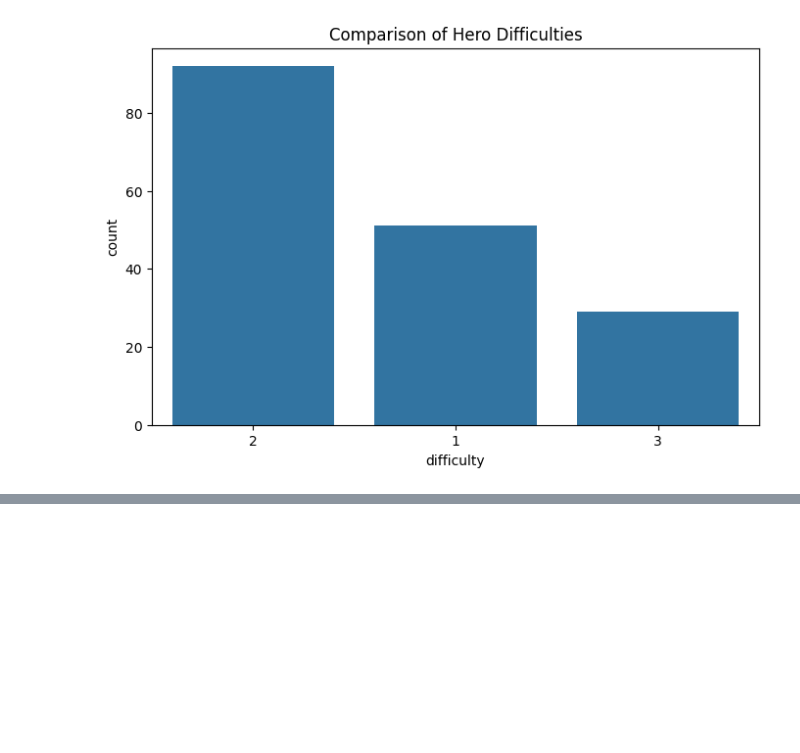
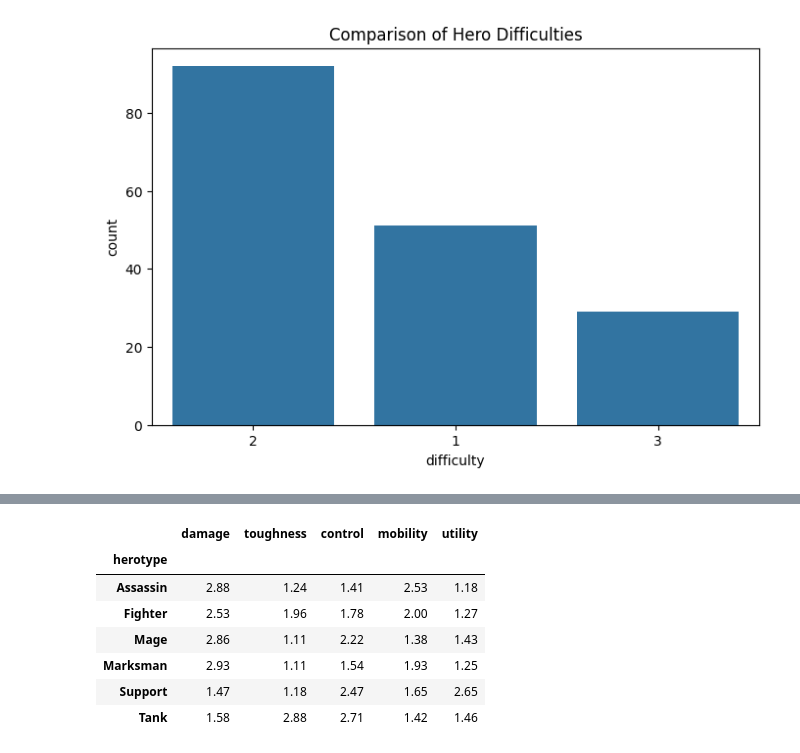
Before and after one commit to medhahegde04/lol-champion-analysis, a Jupyter notebook: notebooks/eda.ipynb, the cells around one changed output, grey strips where cells are left out. Cells and saved outputs as stored; diff of their text form; code cells hidden in the pictures; blank space fills up the shorter version.

```diff
--- a/notebooks/eda.ipynb
+++ b/notebooks/eda.ipynb
@@ -491,0 +496,13 @@ sns.countplot(x=champion_data['difficulty'], order=champion_data['difficulty'].v
+# %%
+playstyle_cols = ['damage', 'toughness', 'control', 'mobility', 'utility']
+class_playstyle = champion_data.groupby('herotype')[playstyle_cols].mean().round(2)
+class_playstyle
+# %% [output]
+|  | damage | toughness | control | mobility | utility |
+| herotype |  |  |  |  |  |
+| Assassin | 2.88 | 1.24 | 1.41 | 2.53 | 1.18 |
+| Fighter | 2.53 | 1.96 | 1.78 | 2.00 | 1.27 |
+| Mage | 2.86 | 1.11 | 2.22 | 1.38 | 1.43 |
+| Marksman | 2.93 | 1.11 | 1.54 | 1.93 | 1.25 |
+| Support | 1.47 | 1.18 | 2.47 | 1.65 | 2.65 |
+| Tank | 1.58 | 2.88 | 2.71 | 1.42 | 1.46 |
```
Also changed, not shown: parts of 3 cells of this notebook.
